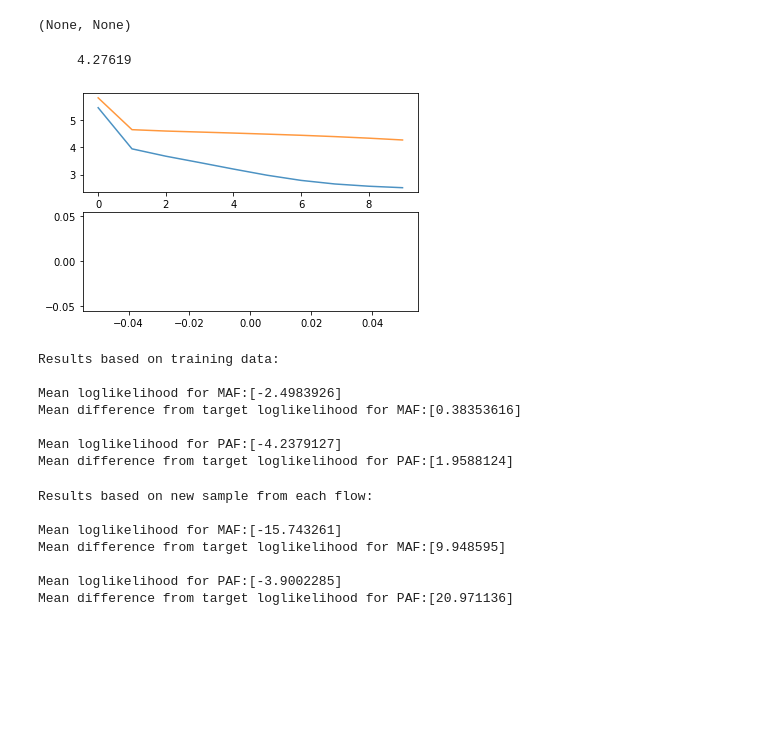
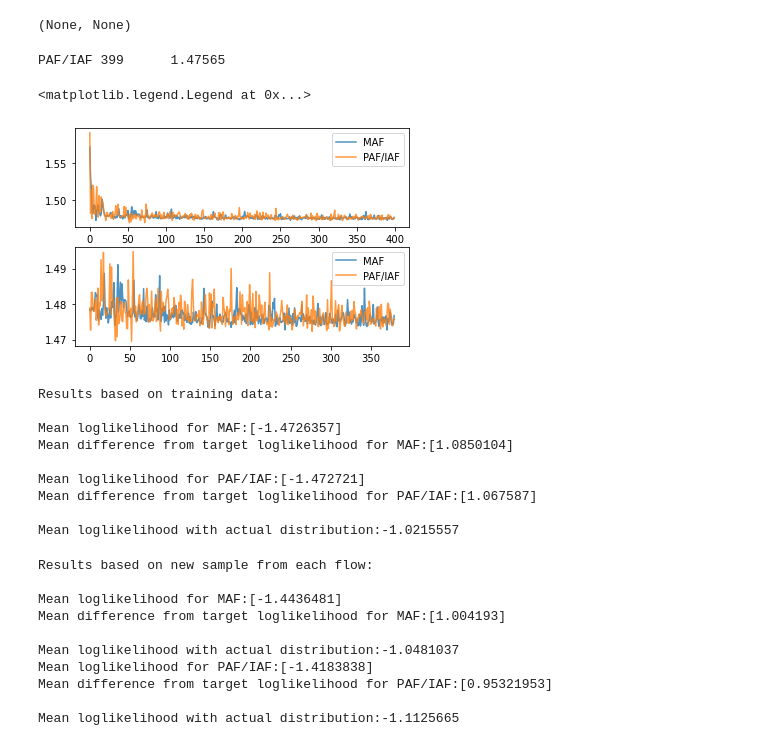
Before and after one commit to Watakani/Master, a Jupyter notebook: src/toydataset_test.ipynb, the cells around one changed output. Drawn from its saved outputs; the diff is of its cells as text; code cells hidden in the pictures; blank space fills up the shorter version.

```diff
--- a/src/toydataset_test.ipynb
+++ b/src/toydataset_test.ipynb
@@ -31,5 +34,3 @@ from transforms.piecewise import PiecewiseAffine
 # %%
 device = torch.device("cuda") if torch.cuda.is_available() else torch.device("cpu")
 device_cpu = torch.device("cpu")
-# %%
-dataset = ToyDataset()
@@ -44,38 +43,50 @@ batch_size = 10
+# %%
+dim_input = dataset.dim_input
+dim_hidden = [256,128,64,32]
+num_trans = 10
+perm_type = 'random'
+
+epochs = 400
+batch_size = 16
 # %%
 flows, names = [], []
 #flows.append(create_iaf(dim_input, dim_hidden, num_trans, perm_type)), names.append('IAF')
 flows.append(create_maf(dim_input, dim_hidden, num_trans, perm_type)),names.append('MAF')
-flows.append(create_paf(dim_input, dim_hidden, num_trans, perm_type)), names.append('PAF')
+#flows.append(create_paf(dim_input, dim_hidden, num_trans, perm_type, structures=AR)), names.append('PAF')
 #flows.append(create_realnvp(dim_input, dim_hidden, num_trans, perm_type)), names.append('Real NVP')
 
-#transformations = [Affine, Affine, PiecewiseAffine, PiecewiseAffine, Affine, Affine, PiecewiseAffine, PiecewiseAffine]
-#structures = IAR
-#flows.append(create_flows(dim_input, dim_hidden, num_trans, perm_type, structure=structures, transformation=transformations)), names.append(PAF/IAF)
+transformations = [Affine, Affine, Affine, Affine, PiecewiseAffine, PiecewiseAffine, PiecewiseAffine, PiecewiseAffine, PiecewiseAffine, PiecewiseAffine]
+structures = AR
+flows.append(create_flows(dim_input, dim_hidden, num_trans, perm_type, structure=structures, transformation=transformations)), names.append('PAF/IAF')
 # %% [output]
 (None, None)
 # %%
 losses = []
-for flow in flows:
+for i in range(len(flows)):
+    flow = flows[i]
     update_device(device, flow, dataset)
 
-    #optimizer = torch.optim.AdamW(flow.parameters(), lr=1e-3)
-    optimizer = torch.optim.SGD(flow.parameters(), lr=1e-3)
+    optimizer = torch.optim.AdamW(flow.parameters(), lr=1e-3, weight_decay=1e-2)
+    #optimizer = torch.optim.SGD(flow.parameters(), lr=1e-3)
 
-    losses.append(train_forward(flow, flow.get_base_distr(), dataset.get_training_data(), optimizer, epochs, batch_size,print_n=10))
+    losses.append(train_forward(flow, flow.get_base_distr(), dataset.get_training_data(), optimizer, epochs, batch_size, print_n=10, name=names[i]))
 
 update_device(device_cpu, flow, dataset)
 # %% [output]
-     4.27619
+PAF/IAF 399      1.47565
 # %%
 plt.subplot(2,1,1)
 for i in range(len(losses)):
     plt.plot(losses[i], label=names[i], alpha=0.8)
+plt.legend()
 
 plt.subplot(2,1,2)
 for i in range(len(losses)):
     plt.plot((losses[i])[20:], label=names[i], alpha=0.8)
+plt.legend()
 # %% [output]
+<matplotlib.legend.Legend at 0x...>
-[figure, old version]
+[figure, new version]
 # %%
 train_data = dataset.get_training_data()
 # %%
@@ -86,14 +97,19 @@ for i in range(len(flows)):
 
     log_lik_diff, mean_diff = difference_loglik(train_data, dataset, flows[i])
     print("Mean difference from target loglikelihood for " + names[i] + ":" + str(mean_diff) + '\n')
+
+mean = torch.mean(dataset.evaluate(train_data)).detach().numpy()
+print("Mean loglikelihood with actual distribution:" + str(mean))
 # %% [output]
 Results based on training data:
 
-Mean loglikelihood for MAF:[-2.4983926]
-Mean difference from target loglikelihood for MAF:[0.38353616]
+Mean loglikelihood for MAF:[-1.4726357]
+Mean difference from target loglikelihood for MAF:[1.0850104]
 
-Mean loglikelihood for PAF:[-4.2379127]
-Mean difference from target loglikelihood for PAF:[1.9588124]
+Mean loglikelihood for PAF/IAF:[-1.472721]
+Mean difference from target loglikelihood for PAF/IAF:[1.067587]
+
+Mean loglikelihood with actual distribution:-1.0215557
 # %%
 print('Results based on new sample from each flow:' + '\n')
 
@@ -107,11 +123,17 @@ for i in range(len(flows)):
 
     log_lik_diff, mean_diff = difference_loglik(sample_last, dataset, flows[i])
     print("Mean difference from target loglikelihood for " + names[i] + ":" + str(mean_diff) + '\n')
+
+    mean = torch.mean(dataset.evaluate(sample_last)).detach().numpy()
+    print("Mean loglikelihood with actual distribution:" + str(mean))
 # %% [output]
 Results based on new sample from each flow:
 
-Mean loglikelihood for MAF:[-15.743261]
-Mean difference from target loglikelihood for MAF:[9.948595]
+Mean loglikelihood for MAF:[-1.4436481]
+Mean difference from target loglikelihood for MAF:[1.004193]
 
-Mean loglikelihood for PAF:[-3.9002285]
-Mean difference from target loglikelihood for PAF:[20.971136]
+Mean loglikelihood with actual distribution:-1.0481037
+Mean loglikelihood for PAF/IAF:[-1.4183838]
+Mean difference from target loglikelihood for PAF/IAF:[0.95321953]
+
+Mean loglikelihood with actual distribution:-1.1125665
```
Also changed, not shown: parts of 3 cells of this notebook, 4 other files.
